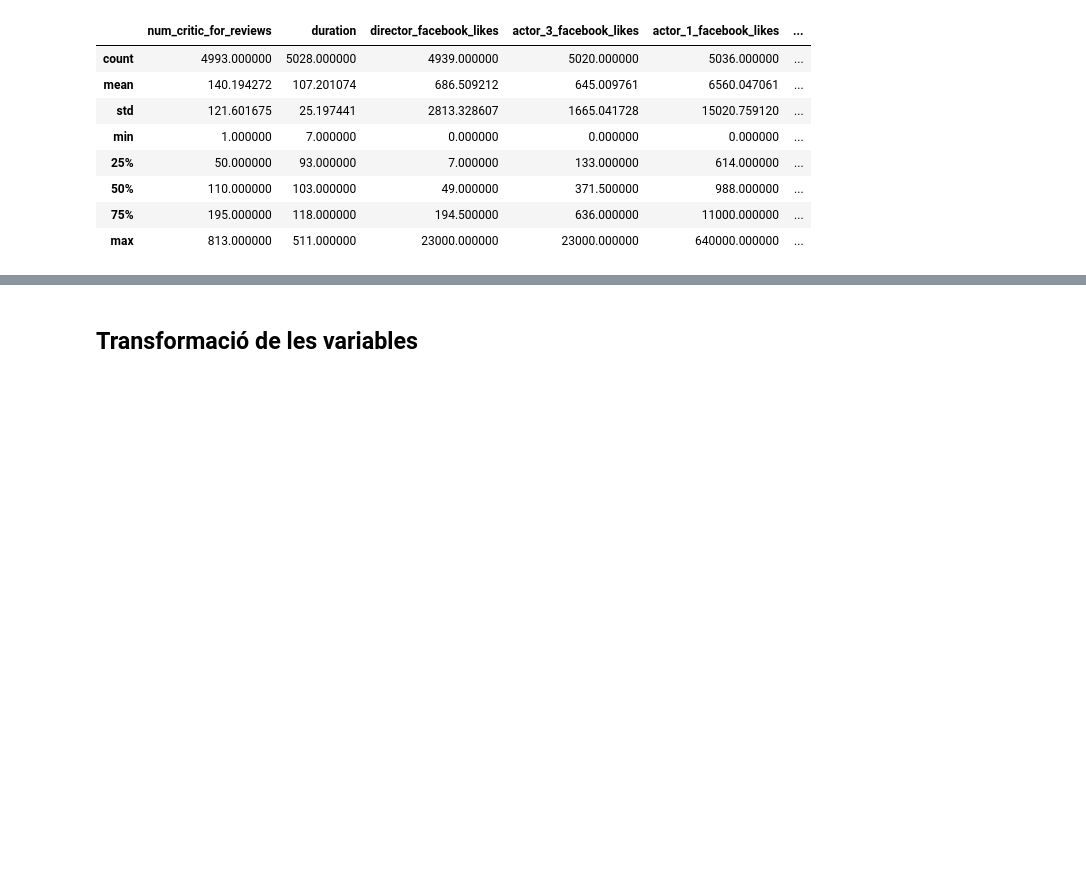
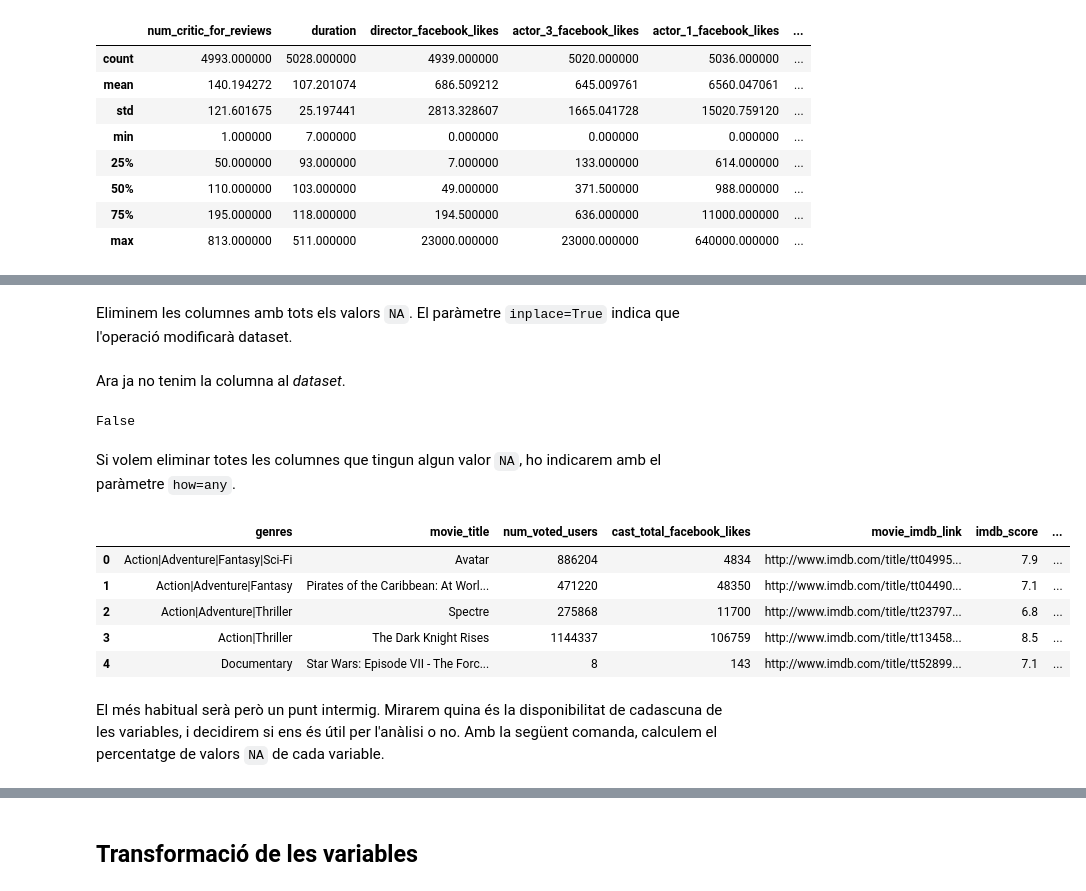
Before and after one commit to xdurana/uoc-dmlab, a Jupyter notebook: 4/neteja-dades.ipynb, the cells around one changed output, grey strips where cells are left out. Saved outputs shown, nothing was run; the diff lists cells and outputs as text; code cells hidden in the pictures; blank space fills up the shorter version.

Commit message:
Update cleaning dataset

```diff
--- a/4/neteja-dades.ipynb
+++ b/4/neteja-dades.ipynb
@@ -156,4 +54,0 @@ data.dropna(subset=[‘title_year’])
-# %%
-df.country = df.country.fillna('')
-# %%
-df.duration = df.duration.fillna(df.duration.mean())
@@ -161,0 +69,2 @@ df.duration = df.duration.fillna(df.duration.mean())
+# %%
+df['missings'] = np.nan
@@ -161,0 +77,23 @@ df.duration = df.duration.fillna(df.duration.mean())
+# %% [markdown]
+Eliminem les columnes amb tots els valors `NA`. El paràmetre `inplace=True` indica que l'operació modificarà dataset.
+# %%
+df.dropna(axis=1, how='all', inplace=True)
+# %% [markdown]
+Ara ja no tenim la columna al _dataset_.
+# %%
+'missings' in df.columns
+# %% [output]
+False
+# %% [markdown]
+Si volem eliminar totes les columnes que tingun algun valor `NA`, ho indicarem amb el paràmetre `how=any`.
+# %%
+df.dropna(axis=1, how='any').head()
+# %% [output]
+|  | genres | movie_title | num_voted_users | cast_total_facebook_likes | movie_imdb_link | imdb_score | ... |
+| 0 | Action|Adventure|Fantasy|Sci-Fi | Avatar | 886204 | 4834 | http://www.imdb.com/title/tt04995... | 7.9 | ... |
+| 1 | Action|Adventure|Fantasy | Pirates of the Caribbean: At Worl... | 471220 | 48350 | http://www.imdb.com/title/tt04490... | 7.1 | ... |
+| 2 | Action|Adventure|Thriller | Spectre | 275868 | 11700 | http://www.imdb.com/title/tt23797... | 6.8 | ... |
+| 3 | Action|Thriller | The Dark Knight Rises | 1144337 | 106759 | http://www.imdb.com/title/tt13458... | 8.5 | ... |
+| 4 | Documentary | Star Wars: Episode VII - The Forc... | 8 | 143 | http://www.imdb.com/title/tt52899... | 7.1 | ... |
+# %% [markdown]
+El més habitual serà però un punt intermig. Mirarem quina és la disponibilitat de cadascuna de les variables, i decidirem si ens és útil per l'anàlisi o no. Amb la següent comanda, calculem el percentatge de valors `NA` de cada variable.
```
Also changed, not shown: parts of 40 cells of this notebook.
